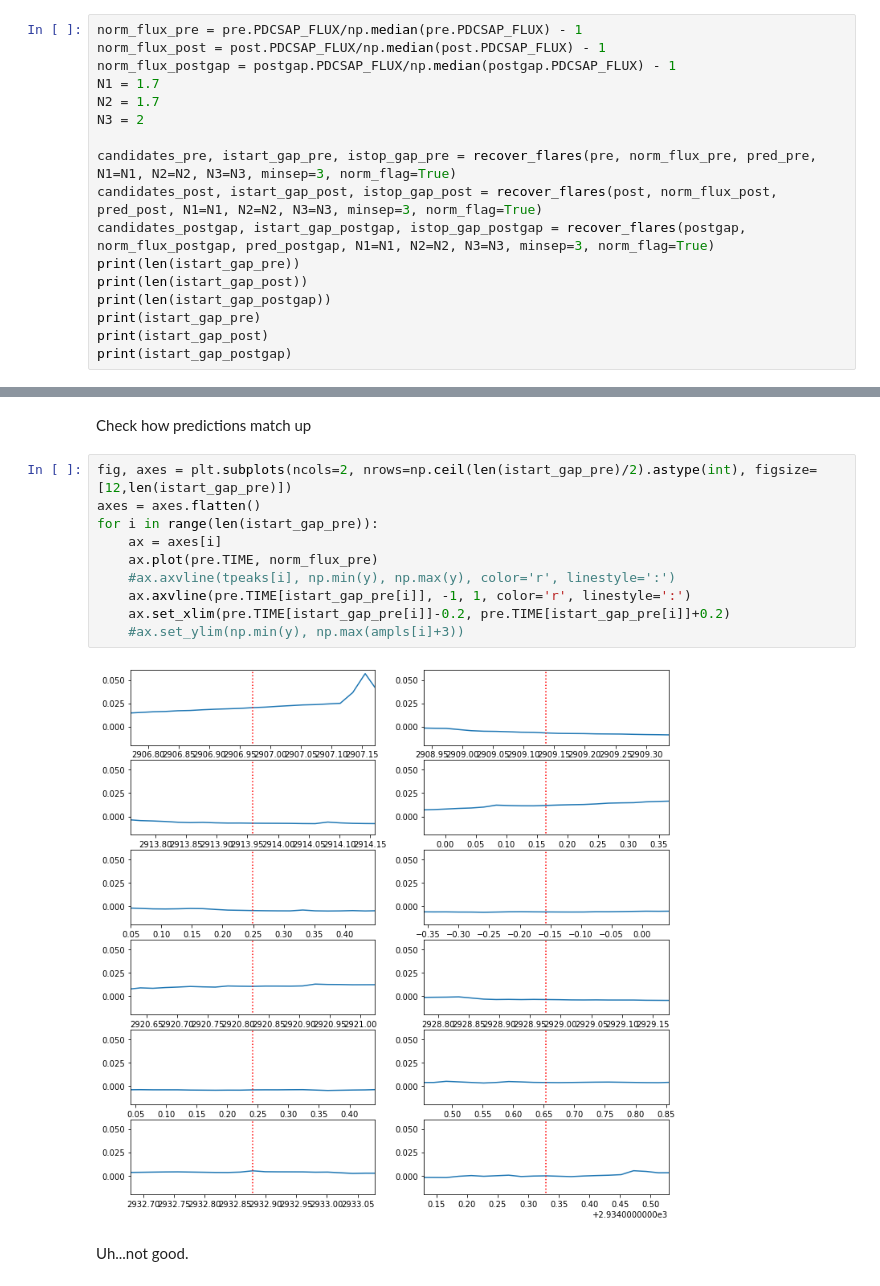
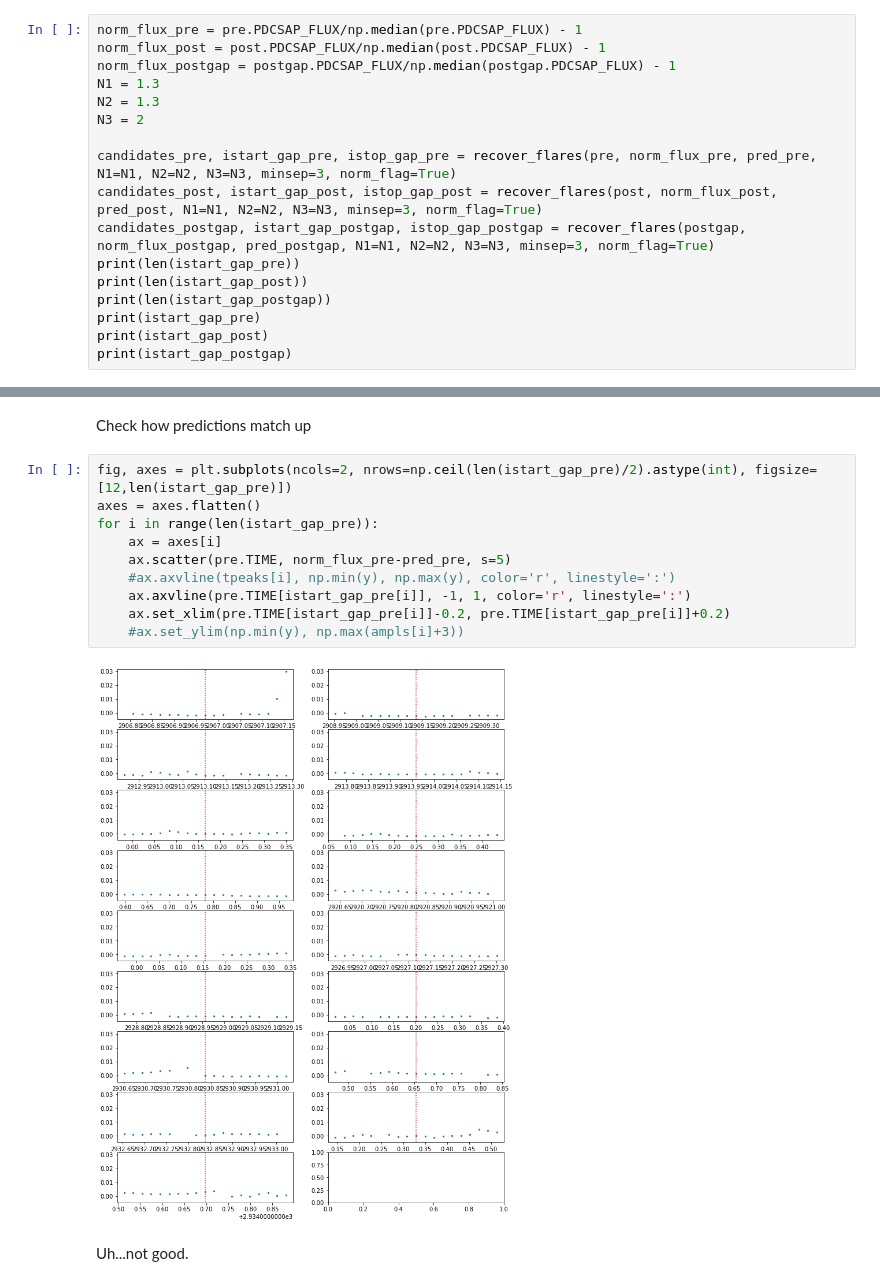
Before and after one commit to exoclam/epic-246301900, a Jupyter notebook: injection-recovery/injection_recovery.ipynb, the cells around one changed output, grey strips where cells are left out. Cells and saved outputs as stored; diff of their text form.

```diff
--- a/injection-recovery/injection_recovery.ipynb
+++ b/injection-recovery/injection_recovery.ipynb
@@ -801,8 +821,8 @@ So our flare identification threshold is {1.7, 1.7, 1}.
 norm_flux_pre = pre.PDCSAP_FLUX/np.median(pre.PDCSAP_FLUX) - 1
 norm_flux_post = post.PDCSAP_FLUX/np.median(post.PDCSAP_FLUX) - 1
 norm_flux_postgap = postgap.PDCSAP_FLUX/np.median(postgap.PDCSAP_FLUX) - 1
-N1 = 1.7
-N2 = 1.7
+N1 = 1.3
+N2 = 1.3
 N3 = 2
 
 candidates_pre, istart_gap_pre, istop_gap_pre = recover_flares(pre, norm_flux_pre, pred_pre, N1=N1, N2=N2, N3=N3, minsep=3, norm_flag=True)
@@ -826,15 +847,15 @@ Check how predictions match up
 # %%
 fig, axes = plt.subplots(ncols=2, nrows=np.ceil(len(istart_gap_pre)/2).astype(int), figsize=[12,len(istart_gap_pre)])
 axes = axes.flatten()
 for i in range(len(istart_gap_pre)):
     ax = axes[i]
-    ax.plot(pre.TIME, norm_flux_pre)
+    ax.scatter(pre.TIME, norm_flux_pre-pred_pre, s=5)
     #ax.axvline(tpeaks[i], np.min(y), np.max(y), color='r', linestyle=':')
     ax.axvline(pre.TIME[istart_gap_pre[i]], -1, 1, color='r', linestyle=':')
     ax.set_xlim(pre.TIME[istart_gap_pre[i]]-0.2, pre.TIME[istart_gap_pre[i]]+0.2)
     #ax.set_ylim(np.min(y), np.max(ampls[i]+3))
 # %% [output]
-[figure, old version]
+[figure, new version]
 # %% [markdown]
 Uh...not good.
 # %%
```
Also changed, not shown: parts of 28 cells of this notebook.
